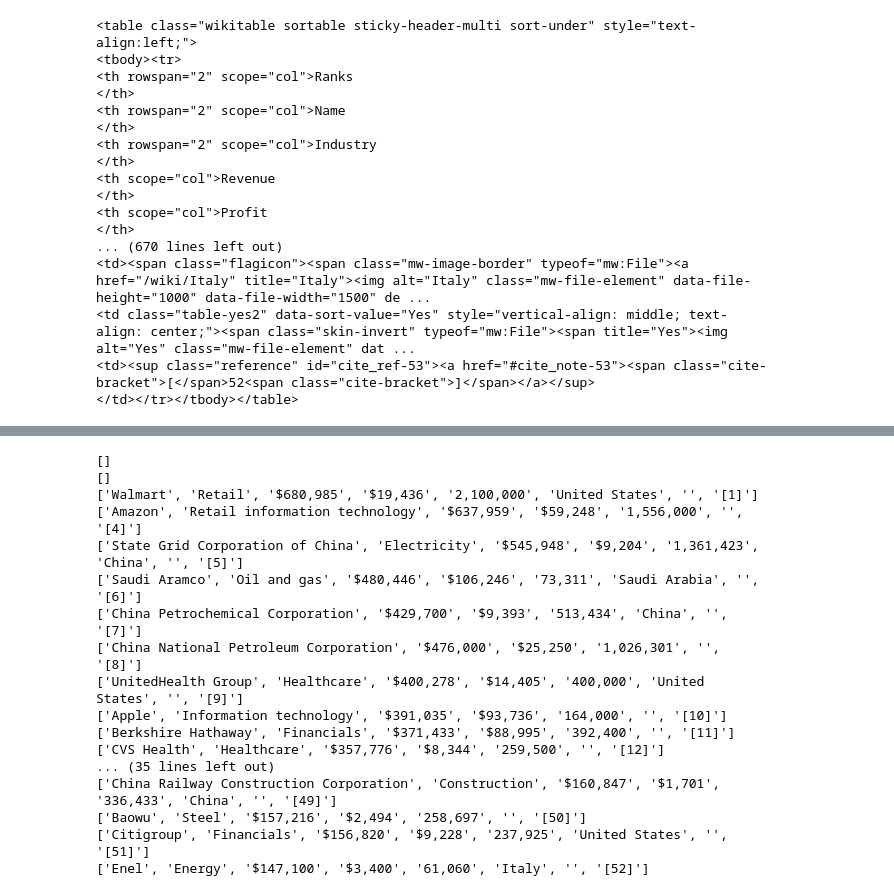
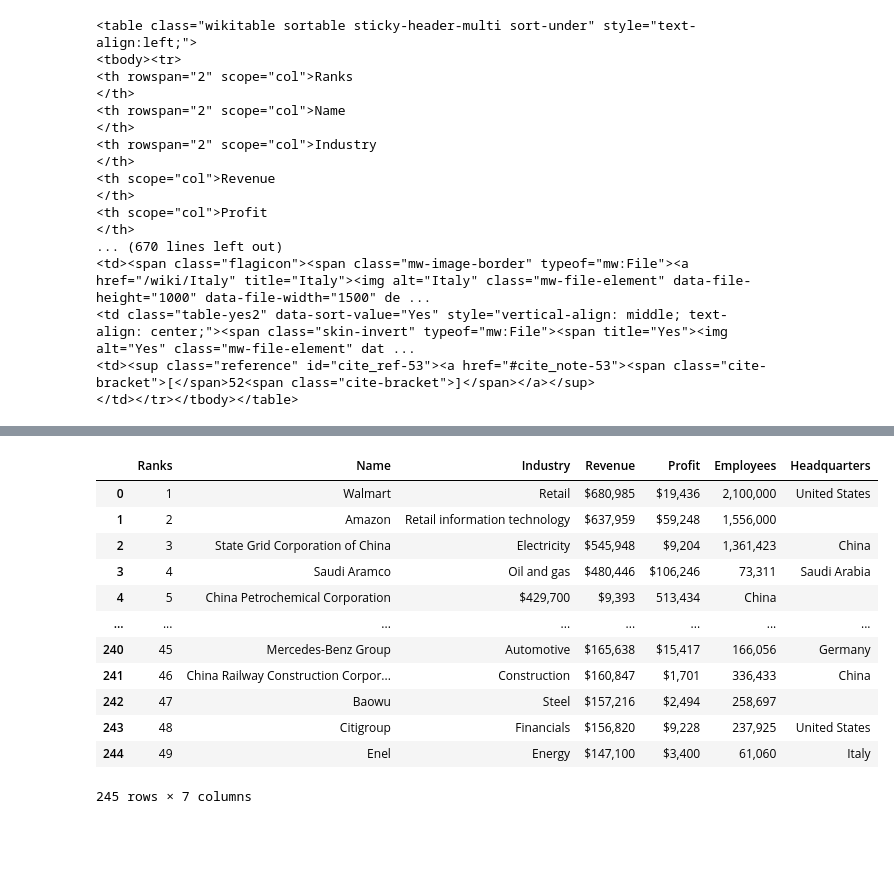
Before and after one commit to GusWiz/Web-Scraping-App, a Jupyter notebook: WebScraper.ipynb, the cells around one changed output, grey strips where cells are left out. Cells and saved outputs as stored; diff of their text form; code cells hidden in the pictures; blank space fills up the shorter version.

```diff
--- a/WebScraper.ipynb
+++ b/WebScraper.ipynb
@@ -58,25 +60,27 @@ df
 table_column = table.find_all('tr')
 # %%
 # Data processing
-for row in table_column:
+rank = 1
+for row in table_column[2:]:
     row_data = row.find_all('td')
+    # print(row_data)
     individual_row_data = [data.text.strip() for data in row_data]
-    print(individual_row_data)
+    individual_row_data.insert(0, str(rank))
+    # print(individual_row_data[:7]) #for testing
+    rank += 1
+    length = len(df)
+    df.loc[length] = individual_row_data[:7]
 # %% [output]
+|  | Ranks | Name | Industry | Revenue | Profit | Employees | Headquarters |
+| 0 | 1 | Walmart | Retail | $680,985 | $19,436 | 2,100,000 | United States |
+| 1 | 2 | Amazon | Retail information technology | $637,959 | $59,248 | 1,556,000 |  |
+| 2 | 3 | State Grid Corporation of China | Electricity | $545,948 | $9,204 | 1,361,423 | China |
+| 3 | 4 | Saudi Aramco | Oil and gas | $480,446 | $106,246 | 73,311 | Saudi Arabia |
+| 4 | 5 | China Petrochemical Corporation | $429,700 | $9,393 | 513,434 | China |  |
+| ... | ... | ... | ... | ... | ... | ... | ... |
+| 240 | 45 | Mercedes-Benz Group | Automotive | $165,638 | $15,417 | 166,056 | Germany |
+| 241 | 46 | China Railway Construction Corpor... | Construction | $160,847 | $1,701 | 336,433 | China |
+| 242 | 47 | Baowu | Steel | $157,216 | $2,494 | 258,697 |  |
+| 243 | 48 | Citigroup | Financials | $156,820 | $9,228 | 237,925 | United States |
+| 244 | 49 | Enel | Energy | $147,100 | $3,400 | 61,060 | Italy |
-[]
-[]
-['Walmart', 'Retail', '$680,985', '$19,436', '2,100,000', 'United States', '', '[1]']
-['Amazon', 'Retail information technology', '$637,959', '$59,248', '1,556,000', '', '[4]']
-['State Grid Corporation of China', 'Electricity', '$545,948', '$9,204', '1,361,423', 'China', '', '[5]']
-['Saudi Aramco', 'Oil and gas', '$480,446', '$106,246', '73,311', 'Saudi Arabia', '', '[6]']
-['China Petrochemical Corporation', '$429,700', '$9,393', '513,434', 'China', '', '[7]']
-['China National Petroleum Corporation', '$476,000', '$25,250', '1,026,301', '', '[8]']
-['UnitedHealth Group', 'Healthcare', '$400,278', '$14,405', '400,000', 'United States', '', '[9]']
-['Apple', 'Information technology', '$391,035', '$93,736', '164,000', '', '[10]']
-['Berkshire Hathaway', 'Financials', '$371,433', '$88,995', '392,400', '', '[11]']
-['CVS Health', 'Healthcare', '$357,776', '$8,344', '259,500', '', '[12]']
-... (35 lines left out)
-['China Railway Construction Corporation', 'Construction', '$160,847', '$1,701', '336,433', 'China', '', '[49]']
-['Baowu', 'Steel', '$157,216', '$2,494', '258,697', '', '[50]']
-['Citigroup', 'Financials', '$156,820', '$9,228', '237,925', 'United States', '', '[51]']
-['Enel', 'Energy', '$147,100', '$3,400', '61,060', 'Italy', '', '[52]']
+245 rows × 7 columns
```
Also changed, not shown: parts of 3 cells of this notebook.
